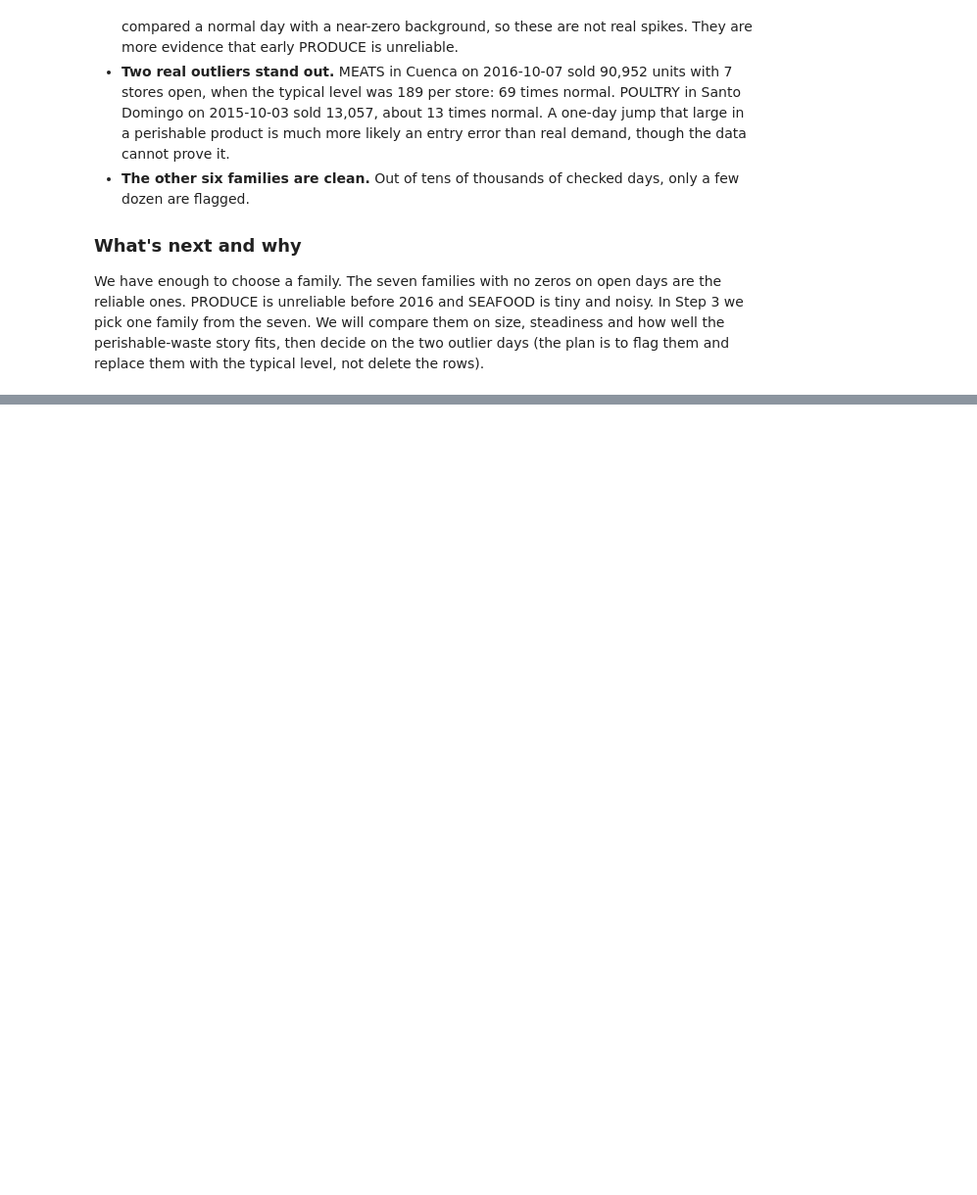
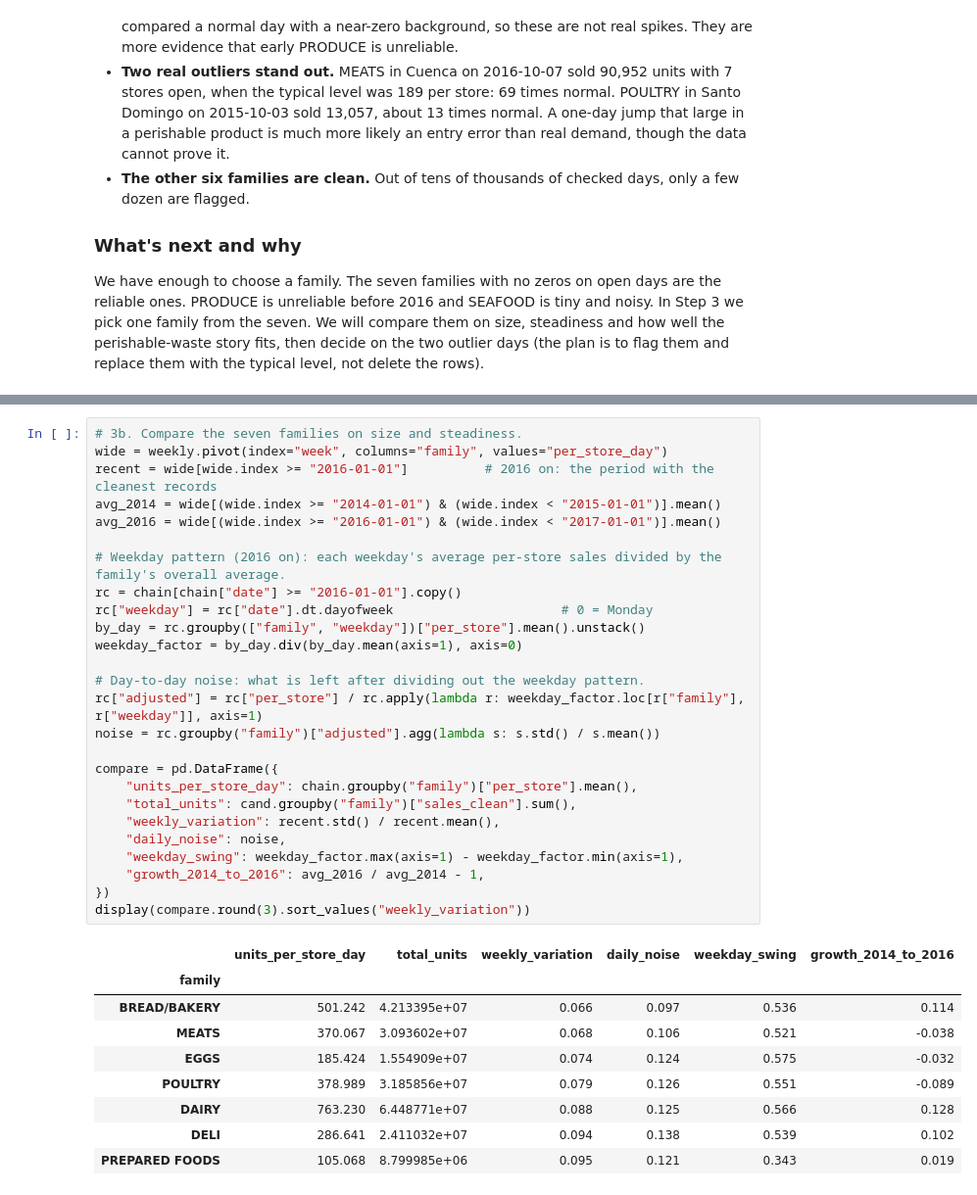
Before and after one commit to schirko/gis-supply-chain-perishable, a Jupyter notebook: notebooks/03_demand_by_warehouse.ipynb, the cells around one changed output, grey strips where cells are left out. Shown at 98% size. Saved outputs shown, nothing was run; the diff lists cells and outputs as text; blank space fills up the shorter version.

```diff
--- a/notebooks/03_demand_by_warehouse.ipynb
+++ b/notebooks/03_demand_by_warehouse.ipynb
@@ -379,0 +444,36 @@ We have enough to choose a family. The seven families with no zeros on open days
+# %%
+# 3b. Compare the seven families on size and steadiness.
+wide = weekly.pivot(index="week", columns="family", values="per_store_day")
+recent = wide[wide.index >= "2016-01-01"]          # 2016 on: the period with the cleanest records
+avg_2014 = wide[(wide.index >= "2014-01-01") & (wide.index < "2015-01-01")].mean()
+avg_2016 = wide[(wide.index >= "2016-01-01") & (wide.index < "2017-01-01")].mean()
+
+# Weekday pattern (2016 on): each weekday's average per-store sales divided by the family's overall average.
+rc = chain[chain["date"] >= "2016-01-01"].copy()
+rc["weekday"] = rc["date"].dt.dayofweek                      # 0 = Monday
+by_day = rc.groupby(["family", "weekday"])["per_store"].mean().unstack()
+weekday_factor = by_day.div(by_day.mean(axis=1), axis=0)
+
+# Day-to-day noise: what is left after dividing out the weekday pattern.
+rc["adjusted"] = rc["per_store"] / rc.apply(lambda r: weekday_factor.loc[r["family"], r["weekday"]], axis=1)
+noise = rc.groupby("family")["adjusted"].agg(lambda s: s.std() / s.mean())
+
+compare = pd.DataFrame({
+    "units_per_store_day": chain.groupby("family")["per_store"].mean(),
+    "total_units": cand.groupby("family")["sales_clean"].sum(),
+    "weekly_variation": recent.std() / recent.mean(),
+    "daily_noise": noise,
+    "weekday_swing": weekday_factor.max(axis=1) - weekday_factor.min(axis=1),
+    "growth_2014_to_2016": avg_2016 / avg_2014 - 1,
+})
+display(compare.round(3).sort_values("weekly_variation"))
+# %% [output]
+|  | units_per_store_day | total_units | weekly_variation | daily_noise | weekday_swing | growth_2014_to_2016 |
+| family |  |  |  |  |  |  |
+| BREAD/BAKERY | 501.242 | 4.213395e+07 | 0.066 | 0.097 | 0.536 | 0.114 |
+| MEATS | 370.067 | 3.093602e+07 | 0.068 | 0.106 | 0.521 | -0.038 |
+| EGGS | 185.424 | 1.554909e+07 | 0.074 | 0.124 | 0.575 | -0.032 |
+| POULTRY | 378.989 | 3.185856e+07 | 0.079 | 0.126 | 0.551 | -0.089 |
+| DAIRY | 763.230 | 6.448771e+07 | 0.088 | 0.125 | 0.566 | 0.128 |
+| DELI | 286.641 | 2.411032e+07 | 0.094 | 0.138 | 0.539 | 0.102 |
+| PREPARED FOODS | 105.068 | 8.799985e+06 | 0.095 | 0.121 | 0.343 | 0.019 |
```
Also changed, not shown: parts of 10 cells of this notebook, 18 other files.
